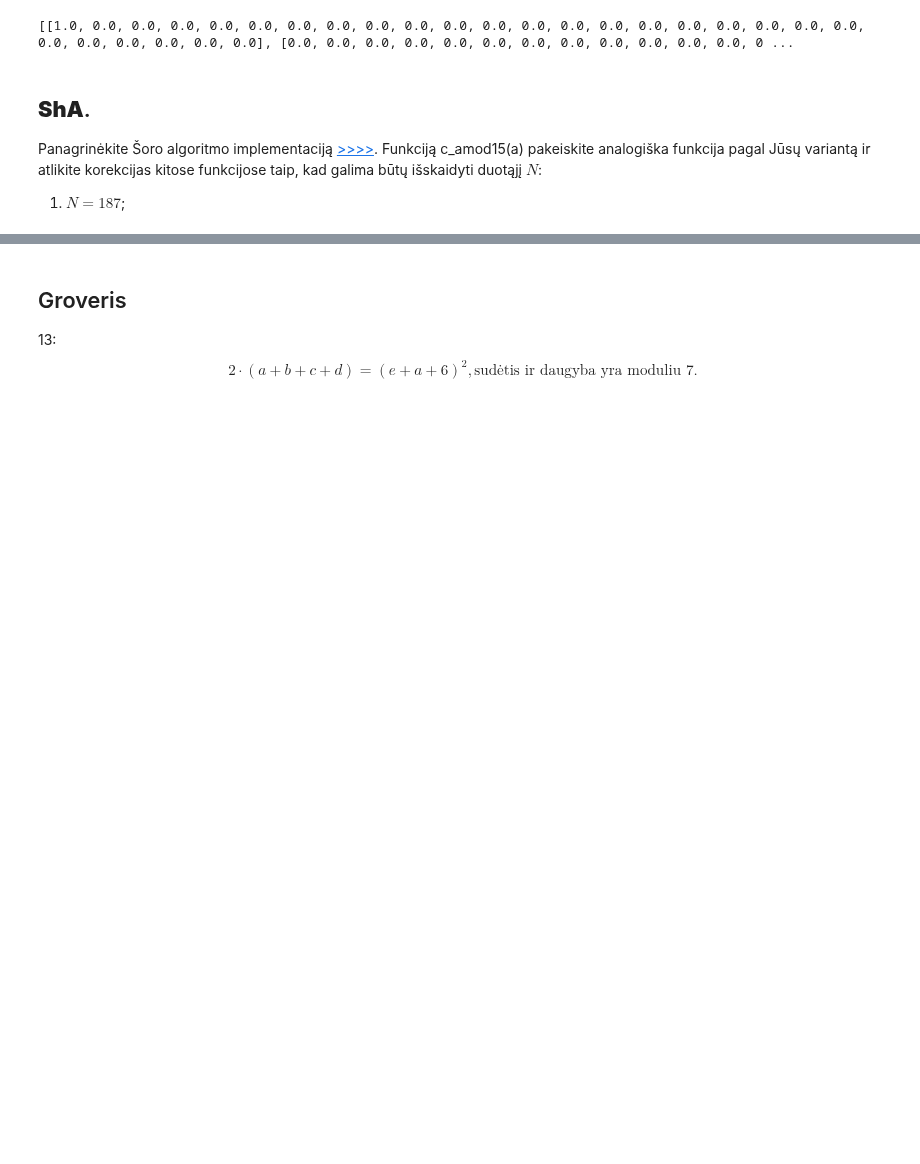
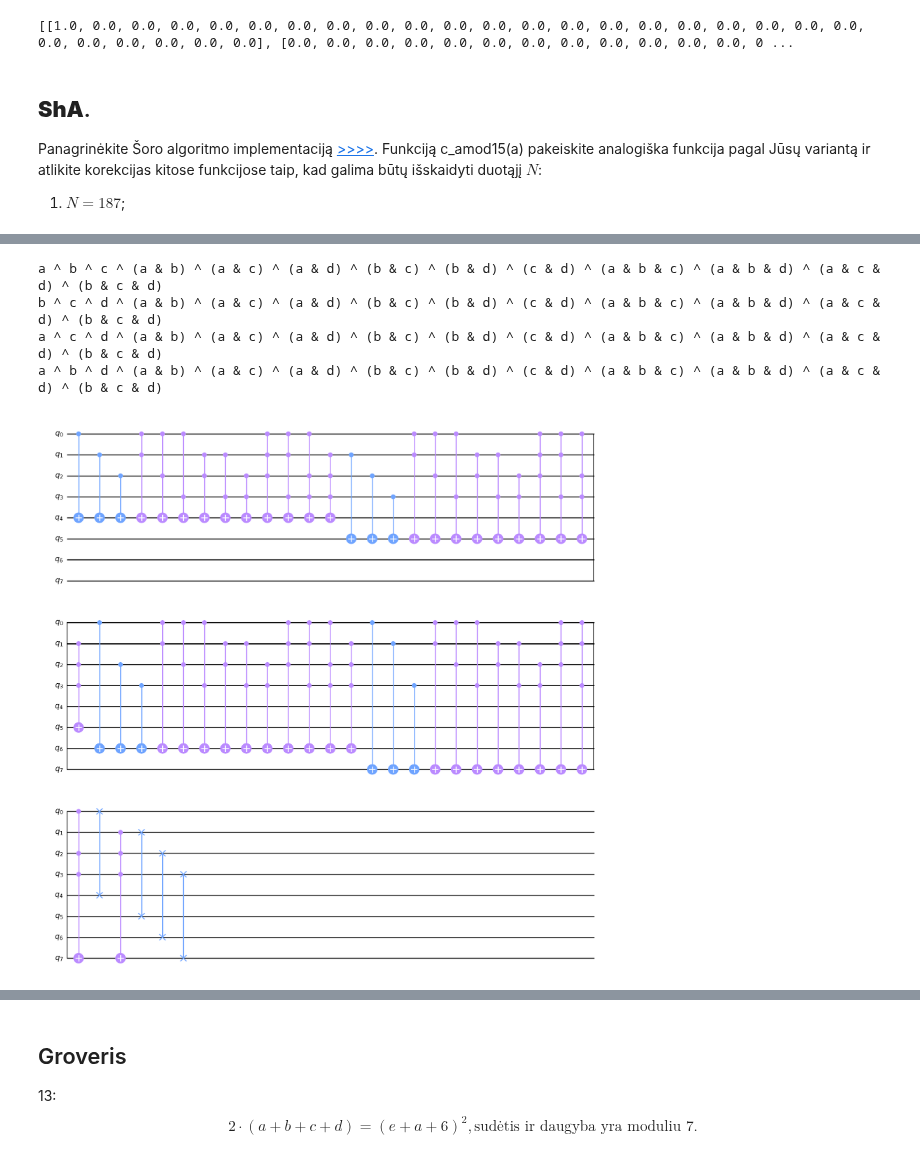
Before and after one commit to cezaris13/QuantumComputing, a Jupyter notebook: Quantum 2 lab/QuantumLab2.2.ipynb, the cells around one changed output, grey strips where cells are left out. Cells and saved outputs as stored; diff of their text form; code cells hidden in the pictures; blank space fills up the shorter version.

```diff
--- a/Quantum 2 lab/QuantumLab2.2.ipynb
+++ b/Quantum 2 lab/QuantumLab2.2.ipynb
@@ -544,3 +543,15 @@ qc.draw('mpl',style="clifford")
+# %%
+qcc = QuantumCircuit(5)
+gate = getModularExponentiationGate(7,15)
+qcc = QuantumCircuit(gate.num_qubits)
+qcc.append(gate, range(gate.num_qubits))
+qcc.decompose().draw('mpl', style='clifford')
+# %% [output]
+a ^ b ^ c ^ (a & b) ^ (a & c) ^ (a & d) ^ (b & c) ^ (b & d) ^ (c & d) ^ (a & b & c) ^ (a & b & d) ^ (a & c & d) ^ (b & c & d)
+b ^ c ^ d ^ (a & b) ^ (a & c) ^ (a & d) ^ (b & c) ^ (b & d) ^ (c & d) ^ (a & b & c) ^ (a & b & d) ^ (a & c & d) ^ (b & c & d)
+a ^ c ^ d ^ (a & b) ^ (a & c) ^ (a & d) ^ (b & c) ^ (b & d) ^ (c & d) ^ (a & b & c) ^ (a & b & d) ^ (a & c & d) ^ (b & c & d)
+a ^ b ^ d ^ (a & b) ^ (a & c) ^ (a & d) ^ (b & c) ^ (b & d) ^ (c & d) ^ (a & b & c) ^ (a & b & d) ^ (a & c & d) ^ (b & c & d)
+[figure, added]
 # %%
 N = 187
 qc = shorAlgorithm(N, useMatrixForModularExponentiation=True)
```
Also changed, not shown: parts of 12 cells of this notebook, 1 other file.
